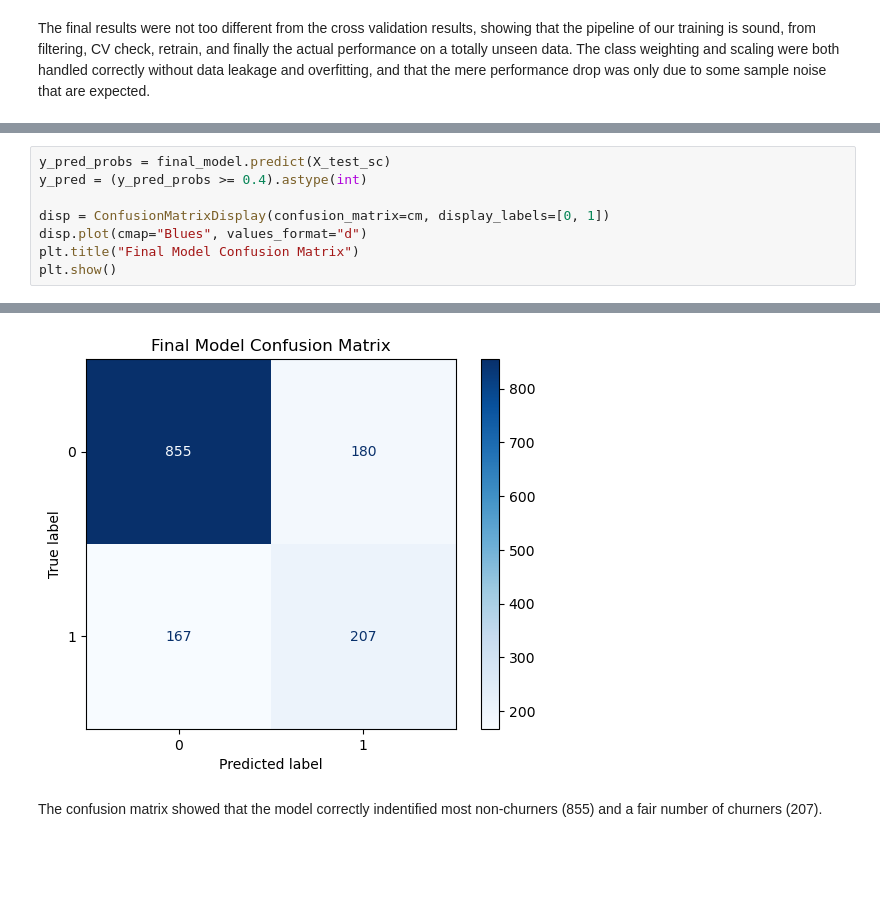
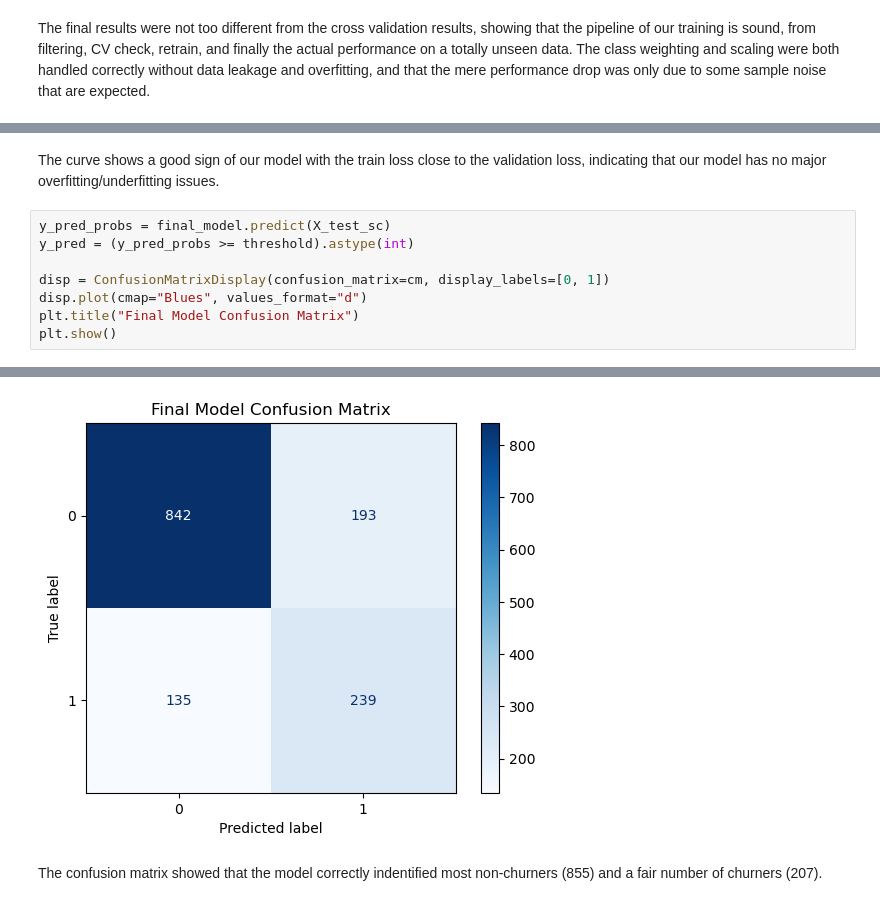
Before and after one commit to github7891/PY-DA-Team2, a Jupyter notebook: Model_Train.ipynb, the cells around one changed output, grey strips where cells are left out. Drawn from its saved outputs; the diff is of its cells as text; blank space fills up the shorter version.

```diff
--- a/Model_Train.ipynb
+++ b/Model_Train.ipynb
@@ -432,6 +444,8 @@ This section presents two visualisations to evaluate the model's performance. Th
+# %% [markdown]
+The curve shows a good sign of our model with the train loss close to the validation loss, indicating that our model has no major overfitting/underfitting issues.
 # %%
 y_pred_probs = final_model.predict(X_test_sc)
-y_pred = (y_pred_probs >= 0.4).astype(int)
+y_pred = (y_pred_probs >= threshold).astype(int)
 
 disp = ConfusionMatrixDisplay(confusion_matrix=cm, display_labels=[0, 1])
 disp.plot(cmap="Blues", values_format="d")
@@ -442,4 +456,4 @@ plt.show()
-[figure, old version]
+[figure, new version]
 # %% [markdown]
 The confusion matrix showed that the model correctly indentified most non-churners (855) and a fair number of churners (207).
 # %%
```
Also changed, not shown: parts of 9 cells of this notebook.
